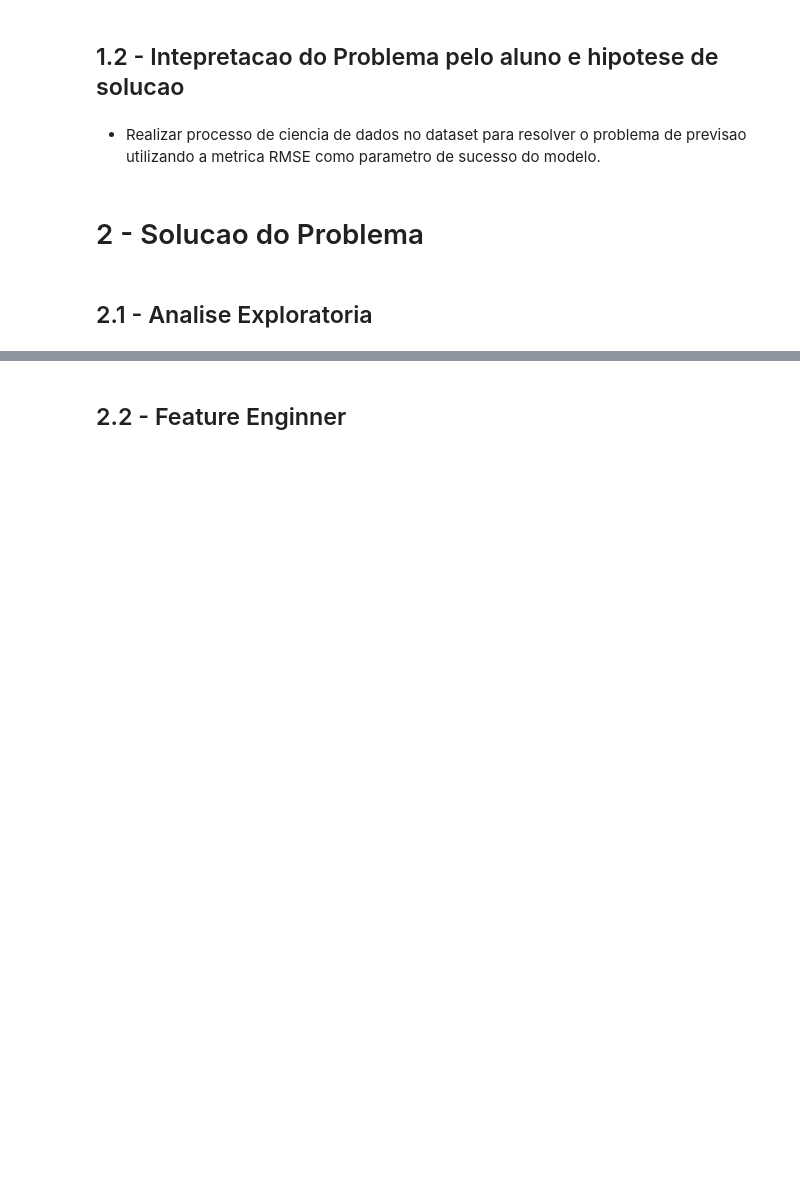
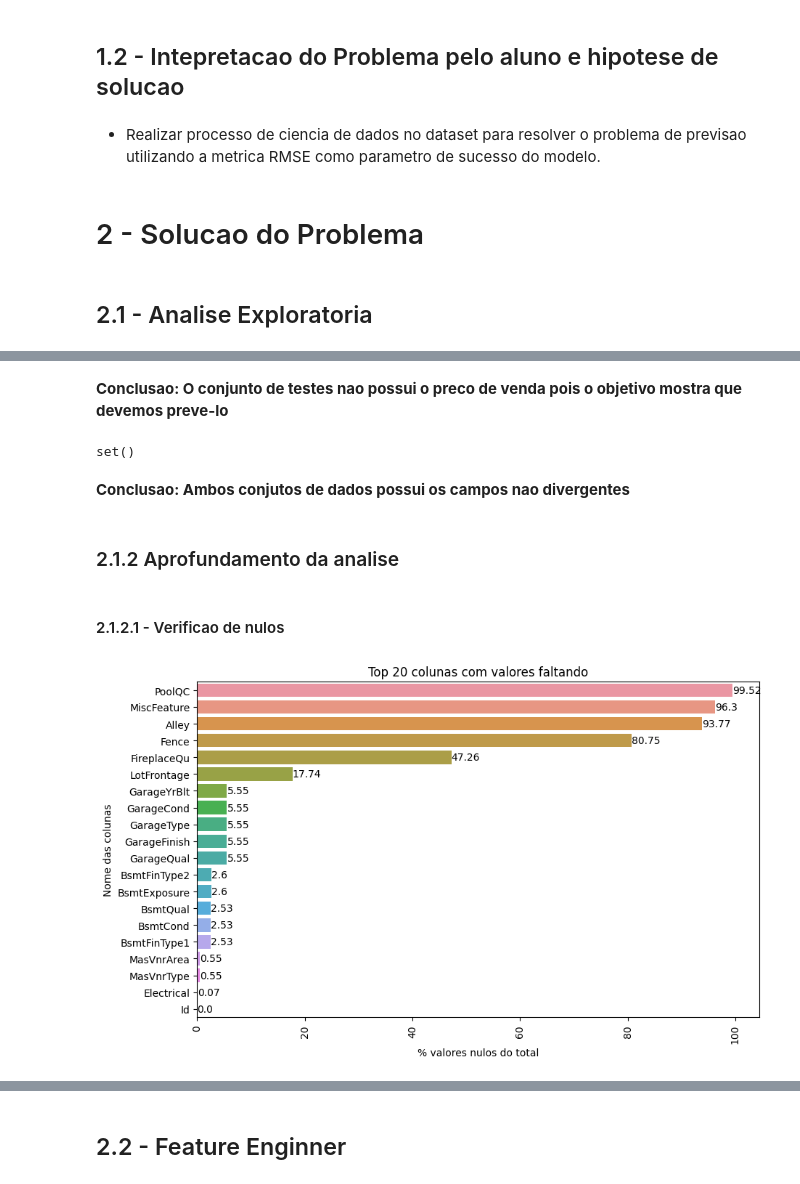
Before and after one commit to breno-jesus-fernandes/p1-ciencia-de-dados, a Jupyter notebook: P1_Ciencia_de_Dados.ipynb, the cells around one changed output, grey strips where cells are left out. Cells and saved outputs as stored; diff of their text form; code cells hidden in the pictures; blank space fills up the shorter version.

```diff
--- a/P1_Ciencia_de_Dados.ipynb
+++ b/P1_Ciencia_de_Dados.ipynb
@@ -40,0 +43,6 @@ As submissões são avaliadas em Root-Mean-Squared-Error (RMSE) entre o logaritm
+# %%
+import pandas as pd
+
+# Carregando conjunto de treino
+train_df = pd.read_csv('https://raw.githubusercontent.com/breno-jesus-fernandes/p1-ciencia-de-dados/main/train.csv')
+train_df.head()
@@ -40,0 +93,40 @@ As submissões são avaliadas em Root-Mean-Squared-Error (RMSE) entre o logaritm
+# %% [markdown]
+**Conclusao: O conjunto de testes nao possui o preco de venda pois o objetivo mostra que devemos preve-lo**
+# %%
+# Teste de sanidade se todos possuem mesmos tipos
+set(train_df.drop('SalePrice', axis=1).dtypes) - set(test_df.dtypes)
+# %% [output]
+set()
+# %% [markdown]
+**Conclusao: Ambos conjutos de dados possui os campos nao divergentes**
+# %% [markdown]
+### 2.1.2 Aprofundamento da analise
+# %% [markdown]
+#### 2.1.2.1 - Verificao de nulos
+# %%
+import pandas as pd
+import seaborn as sns
+import matplotlib.pyplot as plt
+
+# Conta o numero de nulls em cada coluna
+null_counts = train_df.isnull().sum()
+
+# Pega os N com mais nulos
+top_n = 20
+top_null_columns = round((null_counts.sort_values(ascending=False).head(top_n) / train_df.shape[0]) * 100, 2)
+
+# Plota o grafico de barras
+plt.figure(figsize=(10, 6))
+ax = sns.barplot(x=top_null_columns.values, y=top_null_columns.index)
+plt.xticks(rotation=90)
+plt.title(f'Top {top_n} colunas com valores faltando')
+plt.ylabel('Nome das colunas')
+plt.xlabel('% valores nulos do total')
+
+# Add qtd em cada barra
+for index, value in enumerate(top_null_columns.values):
+    ax.text(value, index, str(value), color='black', ha="left", va="center")
+
+plt.show()
+# %% [output]
+[figure, added]
```
Also changed, not shown: parts of 29 cells of this notebook.
